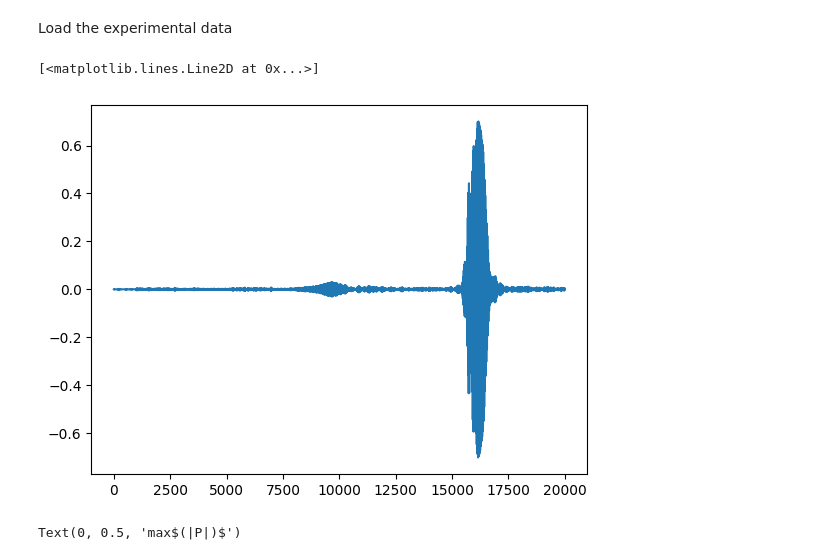
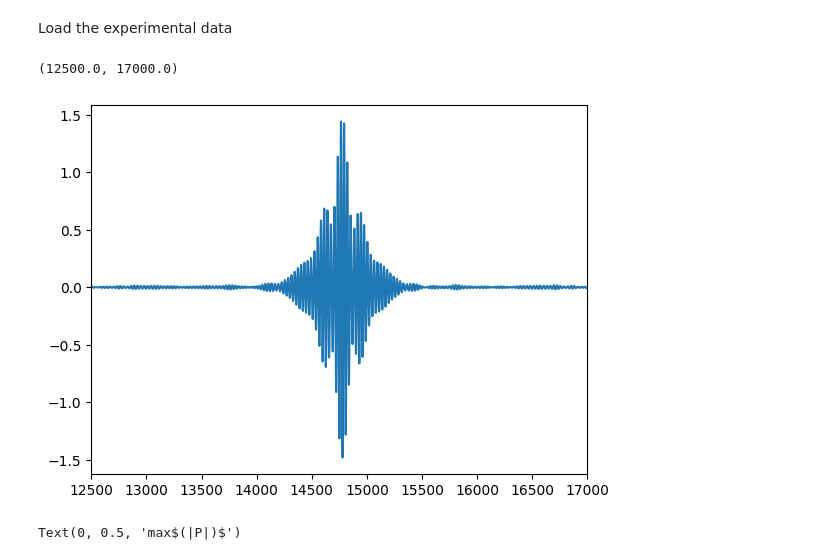
Before and after one commit to Utbanahmed/Paper_Non_reciproal_TR, a Jupyter notebook: Notebooks/01_Experimenta_data.ipynb, the cells around one changed output. Drawn from its saved outputs; the diff is of its cells as text; code cells hidden in the pictures.

```diff
--- a/Notebooks/01_Experimenta_data.ipynb
+++ b/Notebooks/01_Experimenta_data.ipynb
@@ -14,10 +14,11 @@ Load the experimental data
 data_set_exp = pd.read_csv(r"C:\Users\Utban\OneDrive - HKUST Connect\PhD\Research\Experiments with TOm\Nr_TR_22-Jan-2024\to_Utban (1)\data_filtered.csv")
 data_set_exp = np.array(data_set_exp)
 # %%
-plt.plot(data_set_exp[:,1])
+plt.plot(data_set_exp[:,51])
+plt.xlim(12.5e3,17e3)
 # %% [output]
-[<matplotlib.lines.Line2D at 0x...>]
+(12500.0, 17000.0)
-[figure, old version]
+[figure, new version]
 # %%
 wavelength = 4
 xx = np.arange(-100,102,2)/wavelength
```
